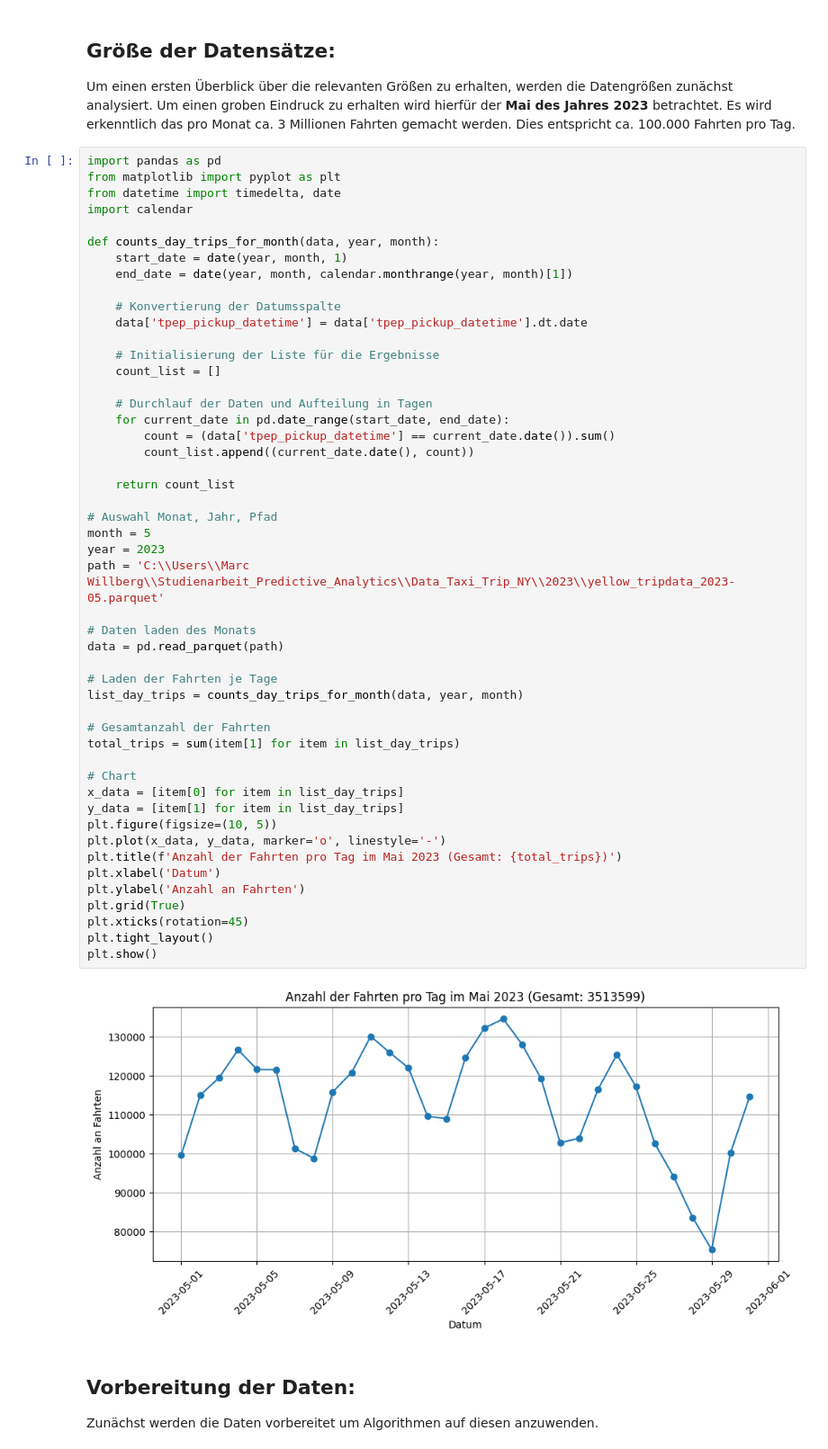
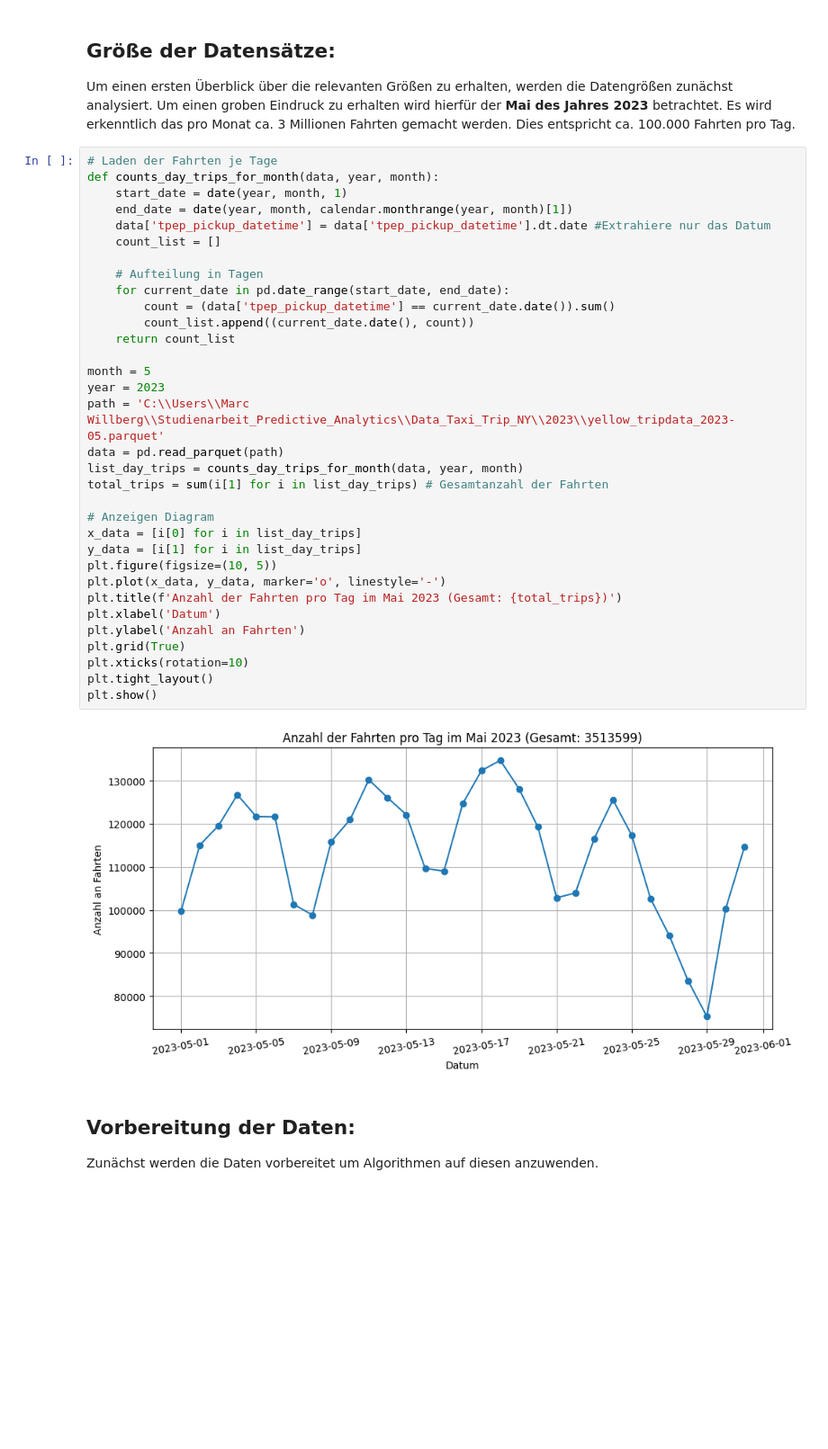
Before and after one commit to WillMarc/Studienarbeit-Predictive-Analytics, a Jupyter notebook: Main.ipynb, the cells around one changed output. Shown at 90% size. Saved outputs shown, nothing was run; the diff lists cells and outputs as text; blank space fills up the shorter version.

```diff
--- a/Main.ipynb
+++ b/Main.ipynb
@@ -75,56 +94,40 @@ display(df_head)
 Um einen ersten Überblick über die relevanten Größen zu erhalten, werden die Datengrößen zunächst analysiert. Um einen groben Eindruck zu erhalten wird hierfür der <b>Mai des Jahres 2023</b> betrachtet.
 Es wird erkenntlich das pro Monat ca. 3 Millionen Fahrten gemacht werden. Dies entspricht ca. 100.000 Fahrten pro Tag.
 # %%
-import pandas as pd
-from matplotlib import pyplot as plt
-from datetime import timedelta, date
-import calendar
-
+# Laden der Fahrten je Tage
 def counts_day_trips_for_month(data, year, month):
     start_date = date(year, month, 1)
     end_date = date(year, month, calendar.monthrange(year, month)[1])
-
-    # Konvertierung der Datumsspalte
-    data['tpep_pickup_datetime'] = data['tpep_pickup_datetime'].dt.date
-
-    # Initialisierung der Liste für die Ergebnisse
+    data['tpep_pickup_datetime'] = data['tpep_pickup_datetime'].dt.date #Extrahiere nur das Datum
     count_list = []
 
-    # Durchlauf der Daten und Aufteilung in Tagen
+    # Aufteilung in Tagen
     for current_date in pd.date_range(start_date, end_date):
         count = (data['tpep_pickup_datetime'] == current_date.date()).sum()
         count_list.append((current_date.date(), count))
-
     return count_list
 
-# Auswahl Monat, Jahr, Pfad
 month = 5
 year = 2023
 path = 'C:\\Users\\Marc Willberg\\Studienarbeit_Predictive_Analytics\\Data_Taxi_Trip_NY\\2023\\yellow_tripdata_2023-05.parquet'
+data = pd.read_parquet(path)
+list_day_trips = counts_day_trips_for_month(data, year, month)
+total_trips = sum(i[1] for i in list_day_trips) # Gesamtanzahl der Fahrten
 
-# Daten laden des Monats
-data = pd.read_parquet(path)
-
-# Laden der Fahrten je Tage
-list_day_trips = counts_day_trips_for_month(data, year, month)
-
-# Gesamtanzahl der Fahrten
-total_trips = sum(item[1] for item in list_day_trips)
-
-# Chart
-x_data = [item[0] for item in list_day_trips]
-y_data = [item[1] for item in list_day_trips]
+# Anzeigen Diagram
+x_data = [i[0] for i in list_day_trips]
+y_data = [i[1] for i in list_day_trips]
 plt.figure(figsize=(10, 5))
 plt.plot(x_data, y_data, marker='o', linestyle='-')
 plt.title(f'Anzahl der Fahrten pro Tag im Mai 2023 (Gesamt: {total_trips})')
 plt.xlabel('Datum')
 plt.ylabel('Anzahl an Fahrten')
 plt.grid(True)
-plt.xticks(rotation=45)
+plt.xticks(rotation=10)
 plt.tight_layout()
 plt.show()
 # %% [output]
-[figure, old version]
+[figure, new version]
 # %% [markdown]
 <h2>Vorbereitung der Daten:</h2>
 Zunächst werden die Daten vorbereitet um Algorithmen auf diesen anzuwenden.
```
Also changed, not shown: parts of 43 cells of this notebook.
